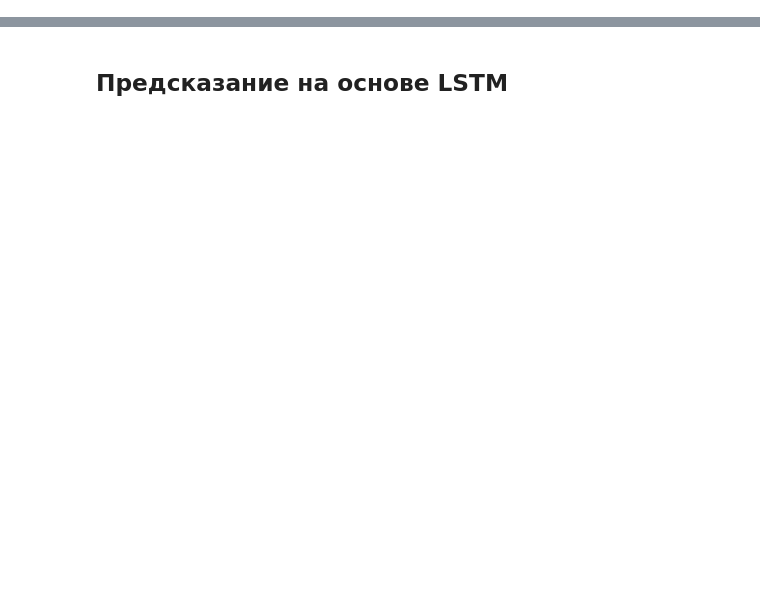
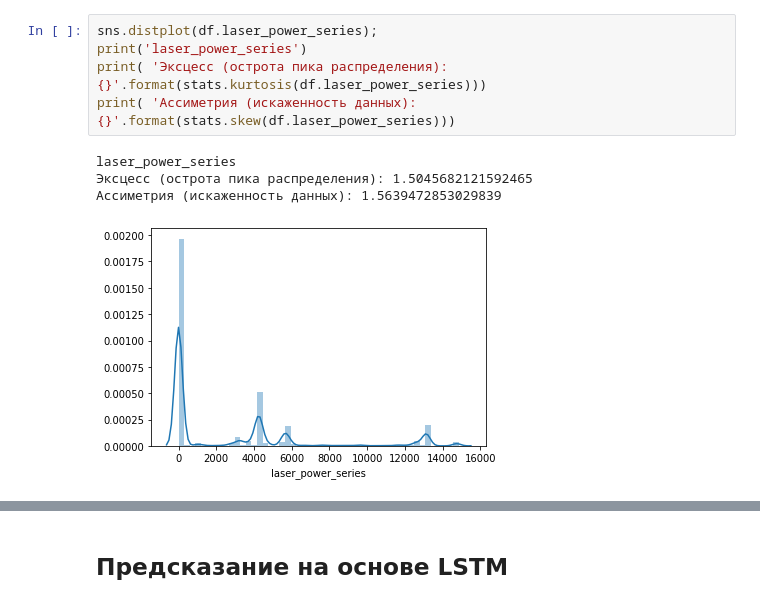
Before and after one commit to dglubokov/bachelor-diploma, a Jupyter notebook: src/ai_navifator.py.ipynb, the cells around one changed output, grey strips where cells are left out. Cells and saved outputs as stored; diff of their text form; blank space fills up the shorter version.

```diff
--- a/src/ai_navifator.py.ipynb
+++ b/src/ai_navifator.py.ipynb
@@ -29,0 +112,10 @@ with open('test.json') as file:
+# %%
+sns.distplot(df.laser_power_series);
+print('laser_power_series')
+print( 'Эксцесс (острота пика распределения): {}'.format(stats.kurtosis(df.laser_power_series)))
+print( 'Ассиметрия (искаженность данных): {}'.format(stats.skew(df.laser_power_series)))
+# %% [output]
+laser_power_series
+Эксцесс (острота пика распределения): 1.5045682121592465
+Ассиметрия (искаженность данных): 1.5639472853029839
+[figure, added]
```
Also changed, not shown: parts of 35 cells of this notebook, 30 other files.
